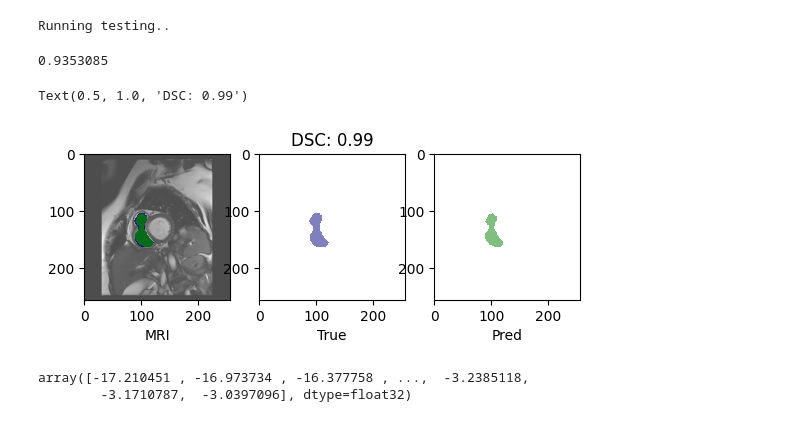
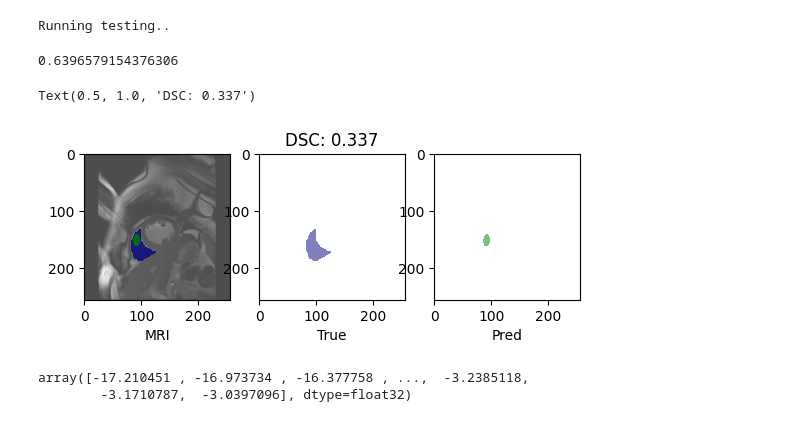
Before and after one commit to Jialiang-Chen/MnM2-Challenge, a Jupyter notebook: mnm2_segmentation_unet.ipynb, the cells around one changed output. Cells and saved outputs as stored; diff of their text form; code cells hidden in the pictures.

```diff
--- a/mnm2_segmentation_unet.ipynb
+++ b/mnm2_segmentation_unet.ipynb
@@ -371,6 +371,7 @@ for image, label in train_loader:
 # %% [markdown]
 #### Training Loop
 # %%
+'''
 def dice_coefficient(pred_mask, mask, smooth=1e-10):
   with torch.no_grad():
         pred_mask = torch.sigmoid(pred_mask)
@@ -386,6 +387,24 @@ def dice_coefficient(pred_mask, mask, smooth=1e-10):
         union = torch.sum(pred_mask) + torch.sum(pred_mask)
         dice = (2.0 * intersect + smooth) / (union + smooth)
         return dice
+'''
+def dice_coefficient(pred_mask, mask):
+  with torch.no_grad():
+        pred_mask = torch.sigmoid(pred_mask)
+        #pred_mask = pred_mask[pred_mask > 0.5].float()
+        pred_mask[pred_mask<=0.5] = 0
+        pred_mask[pred_mask>0.5] = 1
+
+        pred_mask = pred_mask.contiguous().view(-1)
+        mask = mask.contiguous().view(-1)
+
+        #print('label',true_label)
+        intersect = float(torch.sum(pred_mask * mask).item())
+        union = float(torch.sum(pred_mask).item() + torch.sum(mask).item())
+        if union==0:
+          dice=0
+        else: dice = (2.0 * intersect) / union
+        return dice
 # %%
 early_trigger = 10 #if the validation AUC hasn't increased in ten epochs, stop the training
 early_stop = 0 #counter for the number of iterations where there has been no increase in validation AUC
@@ -567,11 +586,10 @@ with torch.no_grad(): # to prevent cuda out of memory
               pbar.update(1)
 # %% [output]
 Running testing..
-# %%
-arr = np.array([t.detach().cpu().numpy() for t in test_dscs])
-np.mean(arr)
-# %% [output]
-0.9353085
+# %%
+np.mean(test_dscs)
+# %% [output]
+0.6396579154376306
 # %%
 # get an example
 data_iter = iter(test_loader)
@@ -582,37 +600,37 @@ img = image.squeeze(0).permute((1, 2, 0)).contiguous()
 lab = label.squeeze(0).permute((1, 2, 0)).contiguous()
 
 image = image.to(device)
 label = label.to(device)
 prediction = model_test.forward(image)
 
 pred_mask = torch.sigmoid(prediction)
 pred_mask[pred_mask<=0.5] = 0
 pred_mask[pred_mask>0.5] = 1
 
-pred_dsc = dice_coefficient(pred_mask, label).cpu().detach().numpy()
+pred_dsc = dice_coefficient(pred_mask, label)
 
 # remove background
 lab_plt = lab.numpy().copy()
 pred_mask_plt = pred_mask.squeeze(0).squeeze(0).cpu().detach().numpy().copy()
 
 lab_plt[lab_plt==0] = np.nan
 pred_mask_plt[pred_mask_plt==0] = np.nan
 
 # Plot the image
 fig, (ax1, ax2, ax3) = plt.subplots(1, 3)
 ax1.imshow(img, cmap='gray', alpha=0.7)
 ax1.imshow(lab_plt, cmap='jet', alpha=0.8)
 ax1.imshow(pred_mask_plt, cmap='ocean', alpha=0.8)
 ax2.imshow(lab_plt, cmap='jet', alpha = 0.5)
 ax3.imshow(pred_mask_plt, cmap='ocean', alpha = 0.5)
 #ax3.imshow(lab, cmap='jet', alpha = 0.5)
 ax1.set_xlabel('MRI')
 ax2.set_xlabel('True')
 ax3.set_xlabel('Pred')
-ax2.set_title('DSC: {}'.format(round(pred_dsc.item(), 2)))
+ax2.set_title('DSC: {}'.format(round(pred_dsc, 3)))
 # %% [output]
-Text(0.5, 1.0, 'DSC: 0.99')
+Text(0.5, 1.0, 'DSC: 0.337')
-[figure, old version]
+[figure, new version]
 # %%
 np.unique(prediction.cpu().detach().numpy())
 # %% [output]
```
Also changed, not shown: parts of 4 cells of this notebook, 1 other file.
